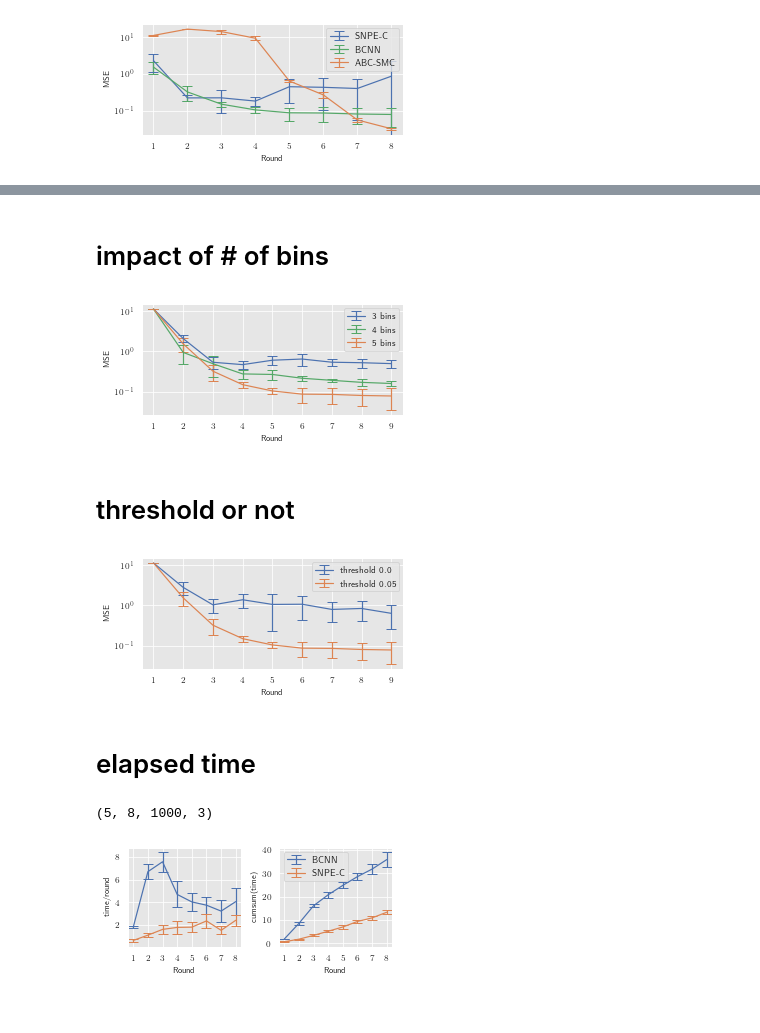
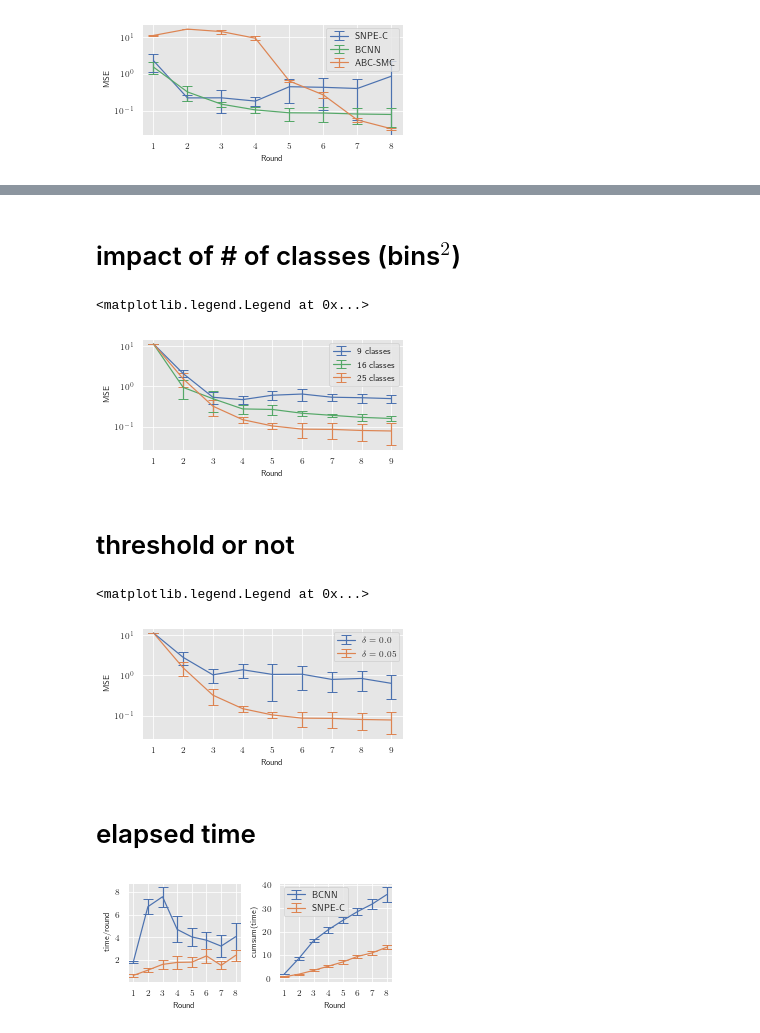
Before and after one commit to Wrede/BNN-LFI, a Jupyter notebook: LV/plotting.ipynb, the cells around one changed output, grey strips where cells are left out. Saved outputs shown, nothing was run; the diff lists cells and outputs as text; code cells hidden in the pictures.

Commit message:
further merge with codes, and removed warnings in plotting

```diff
--- a/LV/plotting.ipynb
+++ b/LV/plotting.ipynb
@@ -235,36 +222,0 @@ bcnn_post.shape
-# %%
-sns.set_theme()
-sns.set_context("paper", font_scale=1.5, rc={"lines.linewidth": 1.5})
-sns.set_style("darkgrid", {"axes.facecolor": ".9"})
-
-f = plt.figure(figsize=(10, 3))
-gs = f.add_gridspec(1, 2)
-
-#Theta 1 E(<post>)
-ax = f.add_subplot(gs[0, 0])
-
-ax.errorbar(x=np.arange(6)+1, y=bcnn_time.mean(axis=0),
-            yerr=bcnn_time.std(axis=0),
-            capsize=5, color='C1', label='BCNN')
-ax.errorbar(x=np.arange(6)+1, y=sbi_time.mean(axis=0),
-            yerr=sbi_time.std(axis=0),
-            capsize=5, color='C2', label='SNPE')
-ax.set_xlabel("Round")
-ax.set_ylabel("time/round")
-
-ax = f.add_subplot(gs[0, 1])
-
-bcnn_cumsum = np.cumsum(bcnn_time, axis=1)
-sbi_cumsum = np.cumsum(sbi_time, axis=1)
-ax.errorbar(x=np.arange(6)+1, y=bcnn_cumsum.mean(axis=0),
-            yerr=bcnn_cumsum.std(axis=0),
-            capsize=5, color='C1', label='BCNN')
-ax.errorbar(x=np.arange(6)+1, y=sbi_cumsum.mean(axis=0),
-            yerr=sbi_cumsum.std(axis=0),
-            capsize=5, color='C2', label='SNPE')
-
-ax.set_xlabel("Round")
-ax.set_ylabel("cumsum(time)")
-
-plt.legend()
-plt.show()
@@ -273,5 +223,5 @@ plt.show()
 # %% [markdown]
-# impact of # of bins
+# impact of # of classes (bins$^2$)
 # %%
 bcnn3 = np.load('bnn_res_3_5round_8gen_theta_thresh.npy')
 bcnn4 = np.load('bnn_res_4_5round_8gen_theta_thresh.npy')
@@ -288,38 +238,39 @@ sns.set_theme()
 
 
 font_size = 8
 sns.set_context("paper", rc={"font.size":font_size,"axes.titlesize":font_size,"axes.labelsize":font_size, "axis.legendsize":font_size })
 sns.set_style("darkgrid", {"axes.facecolor": ".9"})
 
 
 
 f = plt.figure(figsize=(4.25, 2), constrained_layout=True)
 
 #f = plt.figure(figsize=(8, 5))
 #f = plt.figure(figsize=(3.25, 2))
 gs = f.add_gridspec(1, 1)
 
 #Theta 1,2,3 mse(<post>)
 ax = f.add_subplot(gs[0, 0])
 ax.errorbar(x=np.arange(9)+1, y=bcnn3_mse.mean(axis=0)[:],
             yerr=bcnn3_mse.std(axis=0)[:],
-            capsize=5, color='C0', label='3 bins')
+            capsize=5, color='C0', label='9 classes')
 ax.errorbar(x=np.arange(9)+1, y=bcnn4_mse.mean(axis=0)[:],
             yerr=bcnn4_mse.std(axis=0)[:],
-            capsize=5, color='C2', label='4 bins')
+            capsize=5, color='C2', label='16 classes')
 ax.errorbar(x=np.arange(9)+1, y=bcnn5_mse.mean(axis=0)[:],
             yerr=bcnn5_mse.std(axis=0)[:],
-            capsize=5, color='C1', label='5 bins')
+            capsize=5, color='C1', label='25 classes')
 #ax.axhline(exact_samples.std(axis=0)[0], linestyle='--', color='C1')
 ax.set_ylabel('MSE')
 ax.set_xlabel('Round')
 #ax.set_title(r'$(\theta_1,\theta_2,\theta_3$')
 plt.yscale('log')
 plt.legend(loc='upper right')
 
-plt.savefig('lv_bins.pdf',dpi=350, bbox_inches = 'tight', pad_inches = 0)
+#plt.savefig('lv_bins.pdf',dpi=350, bbox_inches = 'tight', pad_inches = 0)
 # %% [output]
+<matplotlib.legend.Legend at 0x...>
-[figure, old version]
+[figure, new version]
 # %% [markdown]
 # threshold or not
 # %%
@@ -348,10 +299,10 @@ gs = f.add_gridspec(1, 1)
 ax = f.add_subplot(gs[0, 0])
 ax.errorbar(x=np.arange(9)+1, y=bcnn5_no_mse.mean(axis=0)[:],
             yerr=bcnn5_no_mse.std(axis=0)[:],
-            capsize=5, color='C0', label='threshold 0.0')
+            capsize=5, color='C0', label='$\delta = 0.0$')
 ax.errorbar(x=np.arange(9)+1, y=bcnn5_mse.mean(axis=0)[:],
             yerr=bcnn5_mse.std(axis=0)[:],
-            capsize=5, color='C1', label='threshold 0.05')
+            capsize=5, color='C1', label='$\delta = 0.05$')
 #ax.axhline(exact_samples.std(axis=0)[0], linestyle='--', color='C1')
 ax.set_ylabel('MSE')
 ax.set_xlabel('Round')
@@ -359,15 +310,12 @@ ax.set_xlabel('Round')
 plt.yscale('log')
 plt.legend(loc='upper right')
 
-plt.savefig('lv_thresh.pdf',dpi=350, bbox_inches = 'tight', pad_inches = 0)
+#plt.savefig('lv_thresh.pdf',dpi=350, bbox_inches = 'tight', pad_inches = 0)
 # %% [output]
+<matplotlib.legend.Legend at 0x...>
-[figure, old version]
+[figure, new version]
 # %% [markdown]
 # elapsed time
-# %%
-sbi_time.shape
-# %% [output]
-(5, 8, 1000, 3)
 # %%
 sns.set_theme()
 sns.set_context("paper", font_scale=1.5, rc={"lines.linewidth": 1.5})
```
Also changed, not shown: parts of 20 cells of this notebook, 2 other files.
